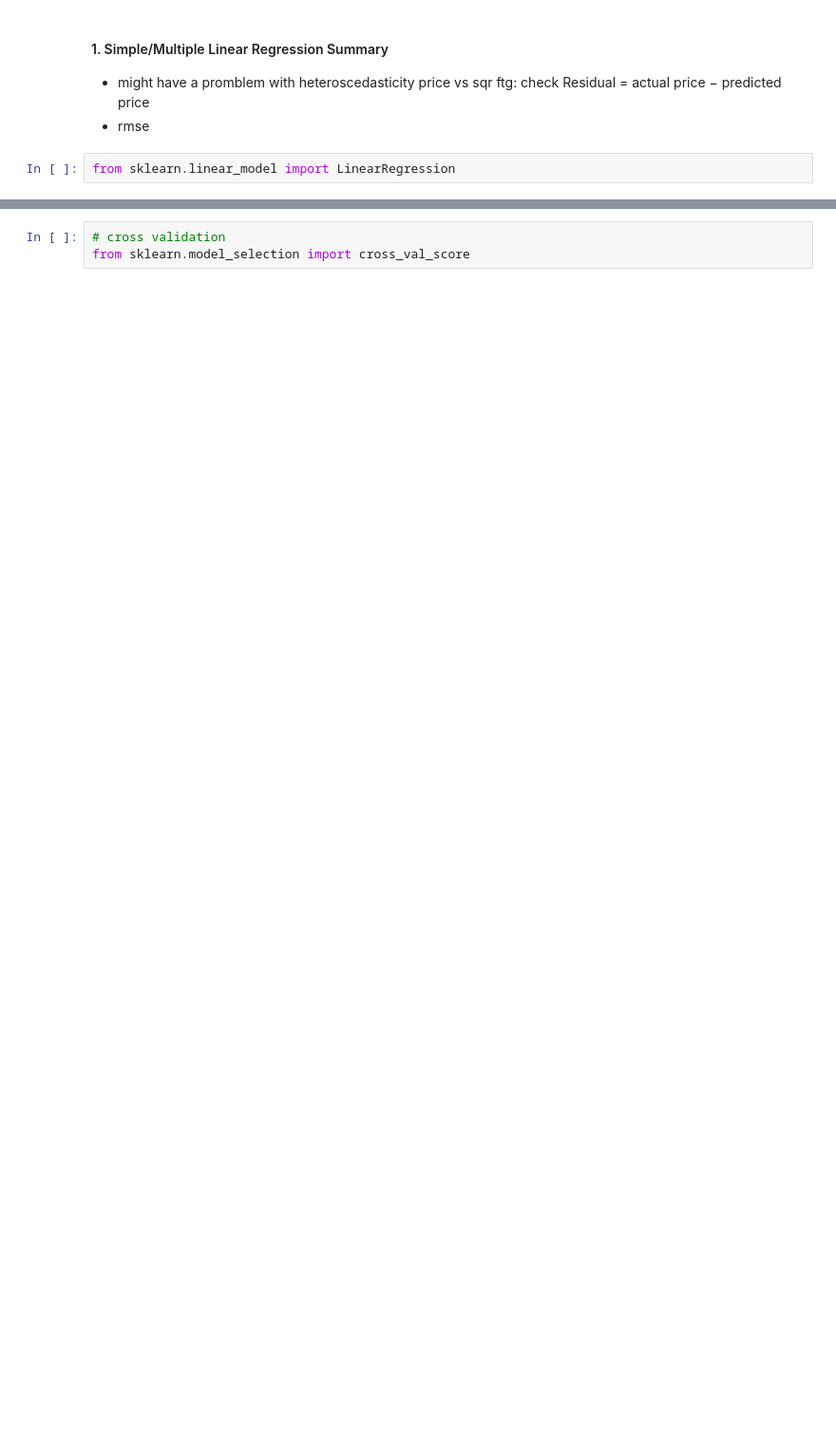
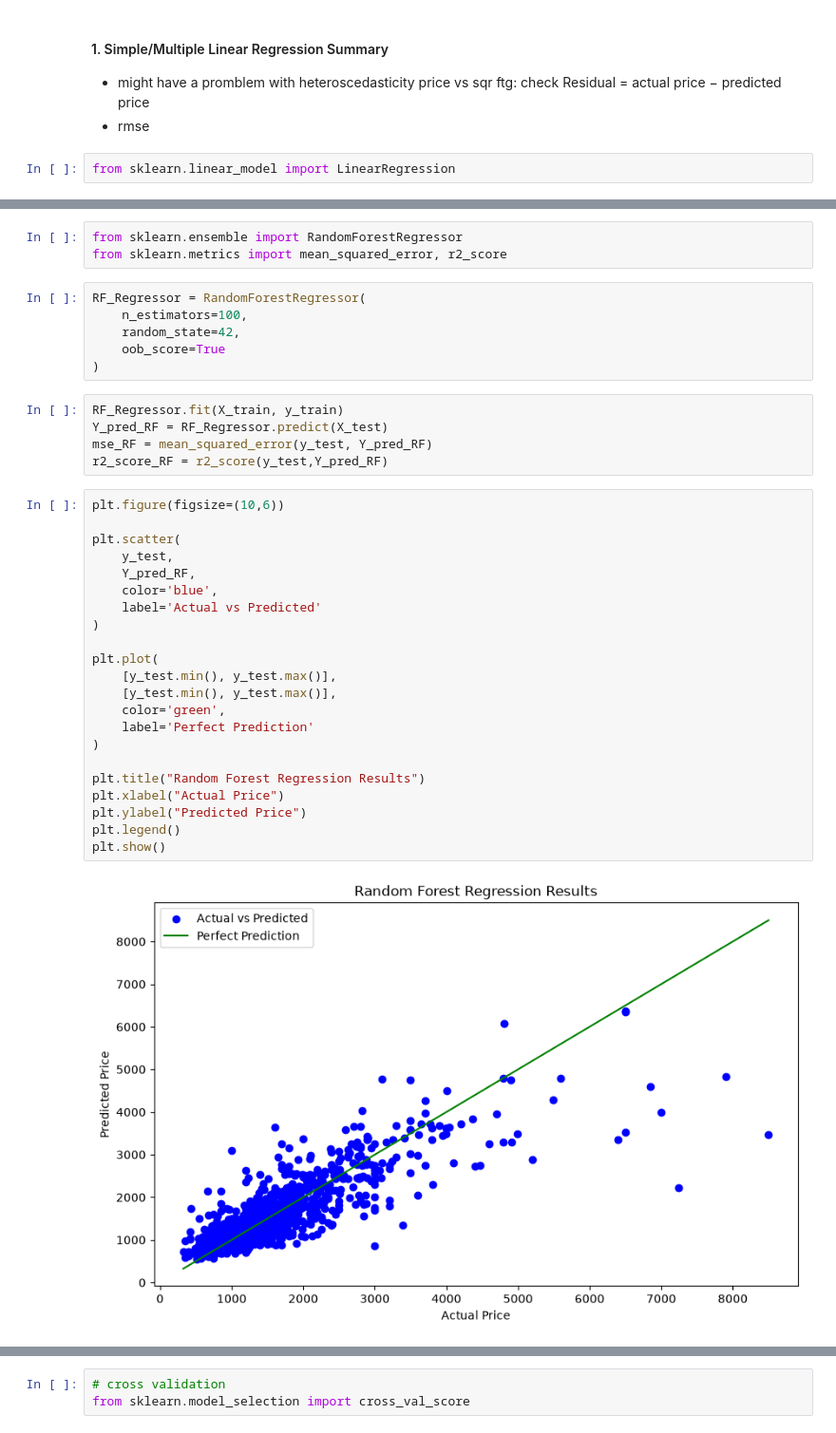
Before and after one commit to bpoggialways/INTRO_ML, a Jupyter notebook: challenge1.ipynb, the cells around one changed output, grey strips where cells are left out. Shown at 95% size. Saved outputs shown, nothing was run; the diff lists cells and outputs as text; blank space fills up the shorter version.

```diff
--- a/challenge1.ipynb
+++ b/challenge1.ipynb
@@ -399,0 +498,38 @@ plt.show()
+# %%
+from sklearn.ensemble import RandomForestRegressor
+from sklearn.metrics import mean_squared_error, r2_score
+# %%
+RF_Regressor = RandomForestRegressor(
+    n_estimators=100,
+    random_state=42,
+    oob_score=True
+)
+# %%
+RF_Regressor.fit(X_train, y_train)
+Y_pred_RF = RF_Regressor.predict(X_test)
+mse_RF = mean_squared_error(y_test, Y_pred_RF)
+r2_score_RF = r2_score(y_test,Y_pred_RF)
+# %%
+plt.figure(figsize=(10,6))
+
+plt.scatter(
+    y_test,
+    Y_pred_RF,
+    color='blue',
+    label='Actual vs Predicted'
+)
+
+plt.plot(
+    [y_test.min(), y_test.max()],
+    [y_test.min(), y_test.max()],
+    color='green',
+    label='Perfect Prediction'
+)
+
+plt.title("Random Forest Regression Results")
+plt.xlabel("Actual Price")
+plt.ylabel("Predicted Price")
+plt.legend()
+plt.show()
+# %% [output]
+[figure, added]
```
Also changed, not shown: parts of 22 cells of this notebook.
